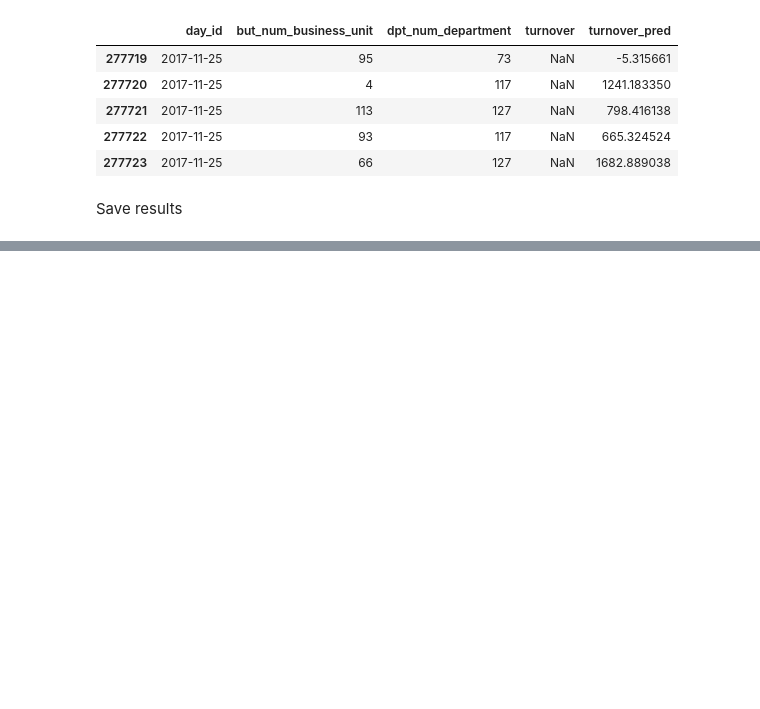
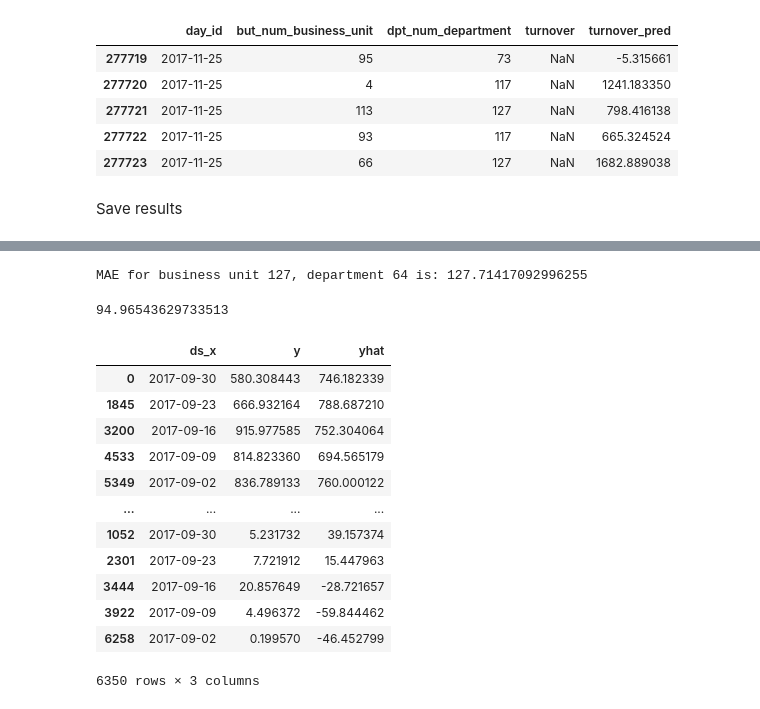
Before and after one commit to seifou23i/decathlon_challenge, a Jupyter notebook: getting_started/01_Modeling.ipynb, the cells around one changed output, grey strips where cells are left out. Drawn from its saved outputs; the diff is of its cells as text; code cells hidden in the pictures; blank space fills up the shorter version.

```diff
--- a/getting_started/01_Modeling.ipynb
+++ b/getting_started/01_Modeling.ipynb
@@ -254,0 +368,8 @@ results.to_csv(os.path.join(RESULTS_PATH, "predictions.csv"))
+# %%
+print("MAE for business unit {}, department {} is: {}".format(
+    127,
+    64,
+    mean_absolute_error(results["y"], results["yhat"]))
+     )
+# %% [output]
+MAE for business unit 127, department 64 is: 127.71417092996255
@@ -254,0 +407,20 @@ results.to_csv(os.path.join(RESULTS_PATH, "predictions.csv"))
+# %%
+mean_absolute_error(all_results["y"], all_results["yhat"])
+# %% [output]
+94.96543629733513
+# %%
+all_results[["ds_x", "y", "yhat"]]
+# %% [output]
+|  | ds_x | y | yhat |
+| 0 | 2017-09-30 | 580.308443 | 746.182339 |
+| 1845 | 2017-09-23 | 666.932164 | 788.687210 |
+| 3200 | 2017-09-16 | 915.977585 | 752.304064 |
+| 4533 | 2017-09-09 | 814.823360 | 694.565179 |
+| 5349 | 2017-09-02 | 836.789133 | 760.000122 |
+| ... | ... | ... | ... |
+| 1052 | 2017-09-30 | 5.231732 | 39.157374 |
+| 2301 | 2017-09-23 | 7.721912 | 15.447963 |
+| 3444 | 2017-09-16 | 20.857649 | -28.721657 |
+| 3922 | 2017-09-09 | 4.496372 | -59.844462 |
+| 6258 | 2017-09-02 | 0.199570 | -46.452799 |
+6350 rows × 3 columns
```
Also changed, not shown: parts of 37 cells of this notebook, 7 other files.
